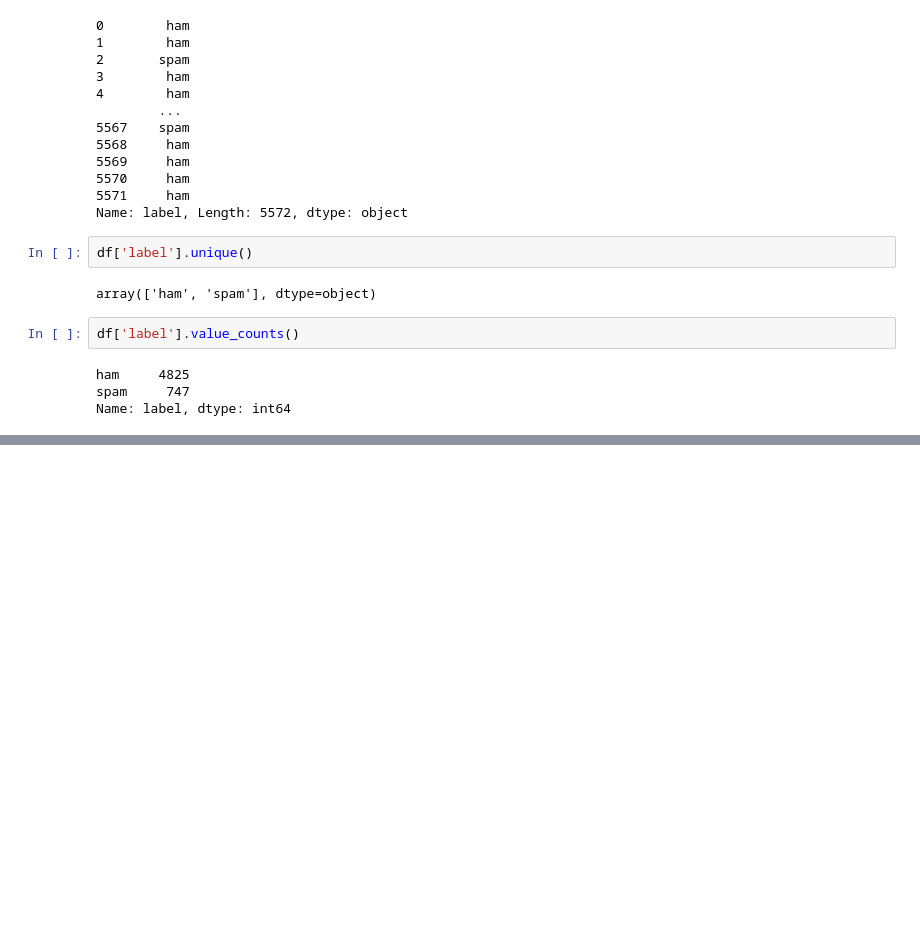
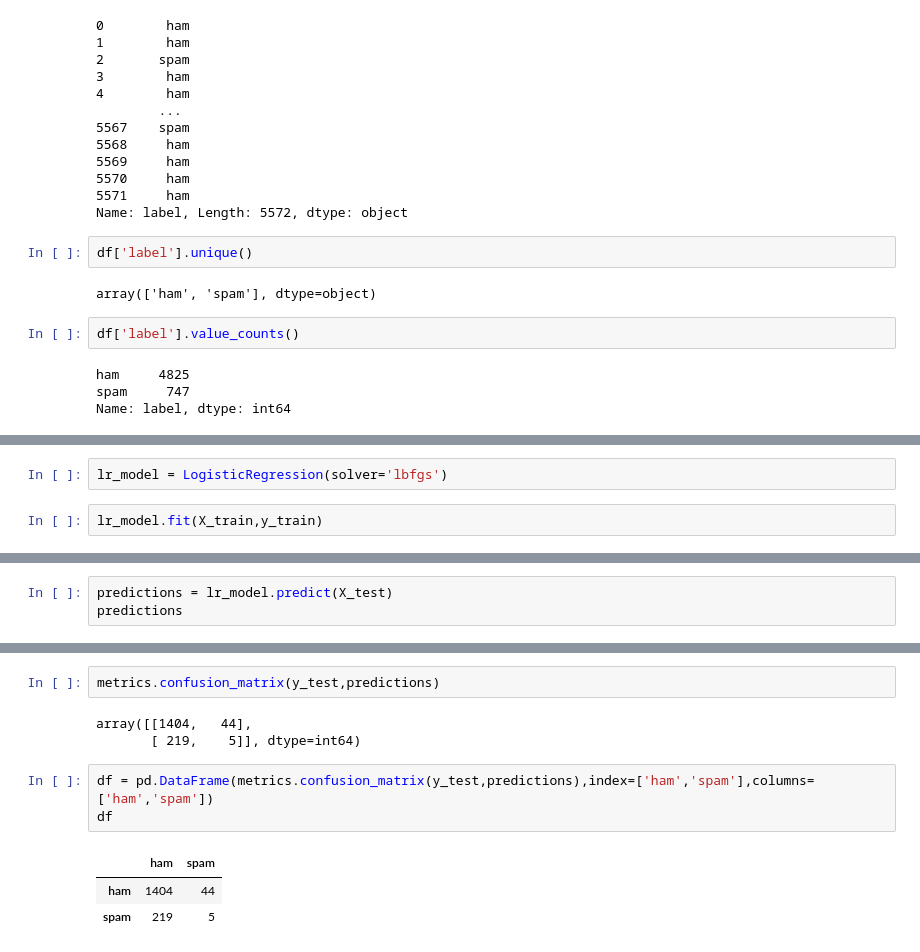
Before and after one commit to Ashishkhurana01/NLP, a Jupyter notebook: NLP.ipynb, the cells around one changed output, grey strips where cells are left out. Drawn from its saved outputs; the diff is of its cells as text; blank space fills up the shorter version.

```diff
--- a/NLP.ipynb
+++ b/NLP.ipynb
@@ -790,0 +846,4 @@ plt.hist(df[df['lable']=='ham']['length'],bins=bins,alpha=0.8)
+# %%
+lr_model = LogisticRegression(solver='lbfgs')
+# %%
+lr_model.fit(X_train,y_train)
@@ -790,0 +858,3 @@ plt.hist(df[df['lable']=='ham']['length'],bins=bins,alpha=0.8)
+# %%
+predictions = lr_model.predict(X_test)
+predictions
@@ -790,0 +878,12 @@ plt.hist(df[df['lable']=='ham']['length'],bins=bins,alpha=0.8)
+# %%
+metrics.confusion_matrix(y_test,predictions)
+# %% [output]
+array([[1404,   44],
+       [ 219,    5]], dtype=int64)
+# %%
+df = pd.DataFrame(metrics.confusion_matrix(y_test,predictions),index=['ham','spam'],columns=['ham','spam'])
+df
+# %% [output]
+|  | ham | spam |
+| ham | 1404 | 44 |
+| spam | 219 | 5 |
```
Also changed, not shown: parts of 24 cells of this notebook.
